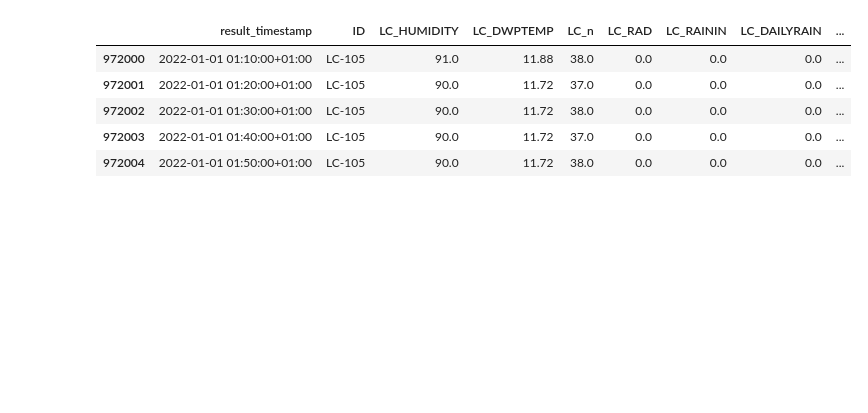
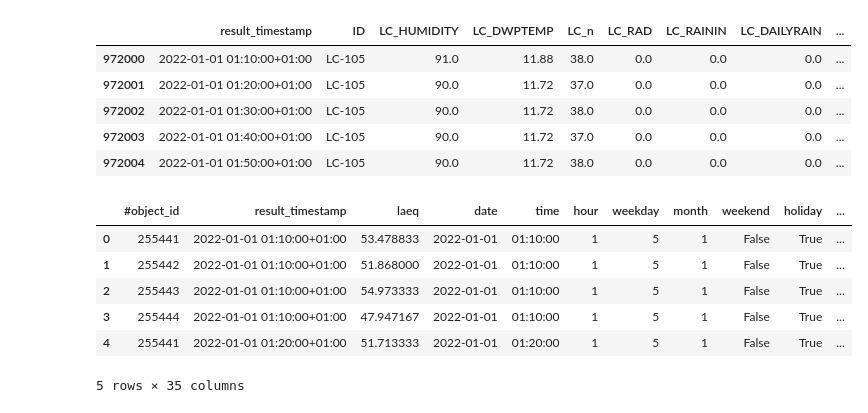
Before and after one commit to IvanaOsredek/ModernDataAnalyticsProject, a Jupyter notebook: Final_optimization.ipynb, the cells around one changed output. Saved outputs shown, nothing was run; the diff lists cells and outputs as text; code cells hidden in the pictures; blank space fills up the shorter version.

```diff
--- a/Final_optimization.ipynb
+++ b/Final_optimization.ipynb
@@ -237,6 +276,16 @@ weather105_location.head()
 # %%
 # Merge noise and weather data.
 full_dataframe = pd.merge(time_features, weather105_location, on='result_timestamp')
+# %%
+full_dataframe.head()
+# %% [output]
+|  | #object_id | result_timestamp | laeq | date | time | hour | weekday | month | weekend | holiday | ... |
+| 0 | 255441 | 2022-01-01 01:10:00+01:00 | 53.478833 | 2022-01-01 | 01:10:00 | 1 | 5 | 1 | False | True | ... |
+| 1 | 255442 | 2022-01-01 01:10:00+01:00 | 51.868000 | 2022-01-01 | 01:10:00 | 1 | 5 | 1 | False | True | ... |
+| 2 | 255443 | 2022-01-01 01:10:00+01:00 | 54.973333 | 2022-01-01 | 01:10:00 | 1 | 5 | 1 | False | True | ... |
+| 3 | 255444 | 2022-01-01 01:10:00+01:00 | 47.947167 | 2022-01-01 | 01:10:00 | 1 | 5 | 1 | False | True | ... |
+| 4 | 255441 | 2022-01-01 01:20:00+01:00 | 51.713333 | 2022-01-01 | 01:20:00 | 1 | 5 | 1 | False | True | ... |
+5 rows × 35 columns
 # %%
 # Remove rows with only weather data, but no noise data.
 full_dataframe = full_dataframe[full_dataframe.isnull()['laeq']==False]
```
Also changed, not shown: parts of 3 cells of this notebook.
